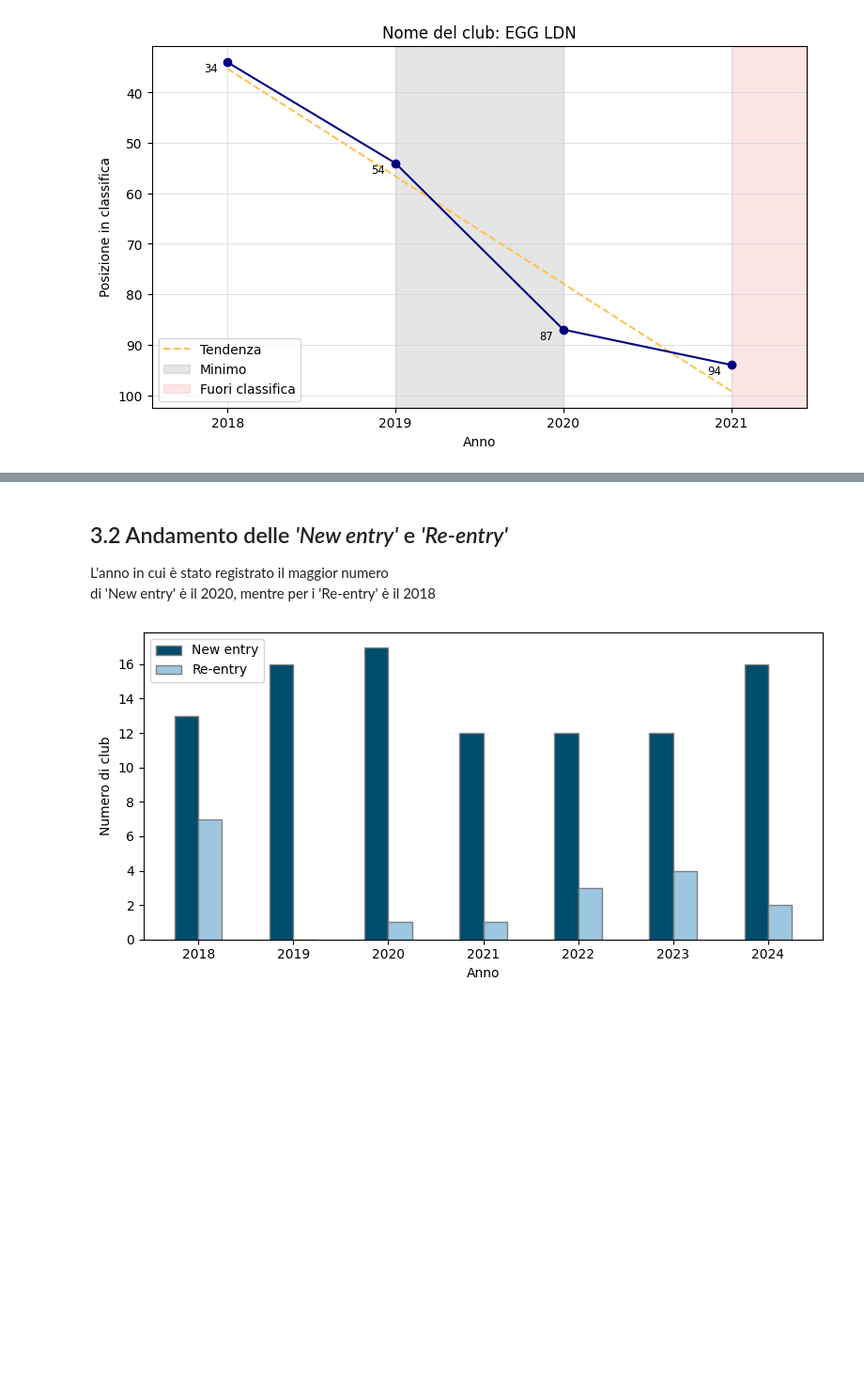
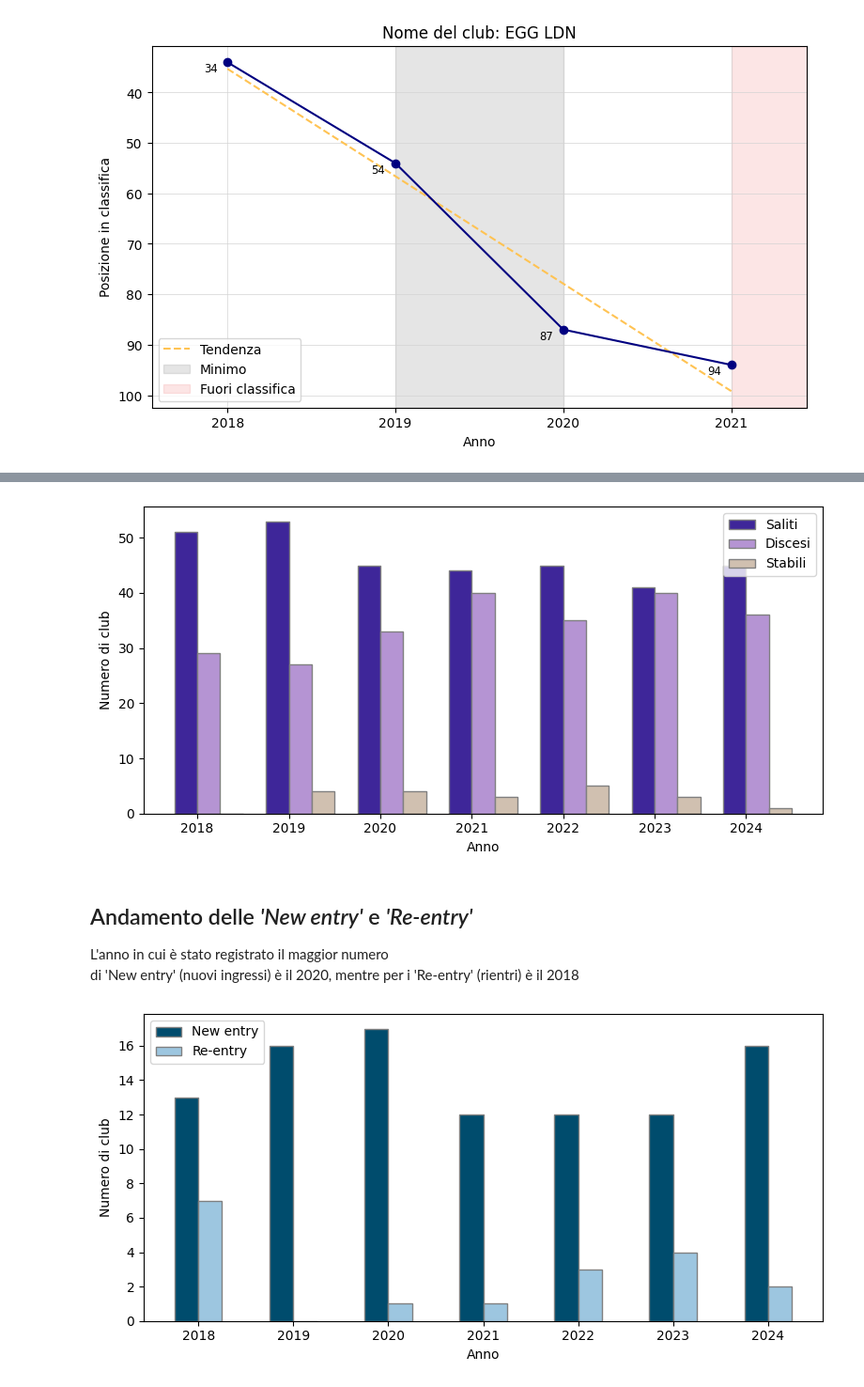
Before and after one commit to riccardopetrii/ClubRank-Analysis, a Jupyter notebook: Notebook/Analysis_TC.ipynb, the cells around one changed output, grey strips where cells are left out. Shown: that part at 94% size. Drawn from its saved outputs; the diff is of its cells as text; code cells hidden in the pictures; blank space fills up the shorter version.

```diff
--- a/Notebook/Analysis_TC.ipynb
+++ b/Notebook/Analysis_TC.ipynb
@@ -232,4 +227,38 @@ plt.show()
+# %%
+df = pd.read_json('datasets/top_clubs_2018_2024_fixed.json') # temp
+
+pos_up = df[df['arrow'] == 'up'].groupby('year').size()
+pos_down = df[df['arrow'] == 'down'].groupby('year').size()
+pos_nm = df[(df['arrow'] == 'Undefined') & (df['numpos'] == 'NON MOVER')].groupby('year').size()
+
+years = df['year'].unique()
+years.sort()
+
+up_counts = [pos_up.get(year, 0) for year in years]
+down_counts = [pos_down.get(year, 0) for year in years]
+nm_counts = [pos_nm.get(year, 0) for year in years]
+
+barWidth = 0.25
+fig, ax = plt.subplots(figsize =(8, 4))
+
+br1 = np.arange(len(years))
+br2 = [x + barWidth for x in br1]
+br3 = [x + barWidth for x in br2]
+
+plt.bar(br1, up_counts, color = '#3e2699', width = barWidth, edgecolor ='grey', label ='Saliti')
+plt.bar(br2, down_counts, color ='#b594d3', width = barWidth, edgecolor ='grey', label ='Discesi')
+plt.bar(br3, nm_counts, color = '#D0C0B0', width = barWidth, edgecolor ='grey', label ='Stabili')
+
+plt.xlabel('Anno')
+plt.ylabel('Numero di club')
+plt.xticks([r + barWidth/2 for r in range(len(years))], years)
+
+plt.legend()
+plt.tight_layout()
+plt.show()
+# %% [output]
+[figure, added]
 # %% [markdown]
-<h2>3.2 Andamento delle <i>'New entry'</i> e <i>'Re-entry'</i></h2>
-<p style="padding-bottom: 0px !important;">L'anno in cui è stato registrato il maggior numero<br>di 'New entry' è il 2020, mentre per i 'Re-entry' è il 2018</p>
+<h2>Andamento delle <i>'New entry'</i> e <i>'Re-entry'</i></h2>
+<p style="padding-bottom: 0px !important;">L'anno in cui è stato registrato il maggior numero<br>di 'New entry' (nuovi ingressi) è il 2020, mentre per i 'Re-entry' (rientri) è il 2018</p>
 # %%
```
Also changed, not shown: parts of 9 cells of this notebook, 10 other files.
